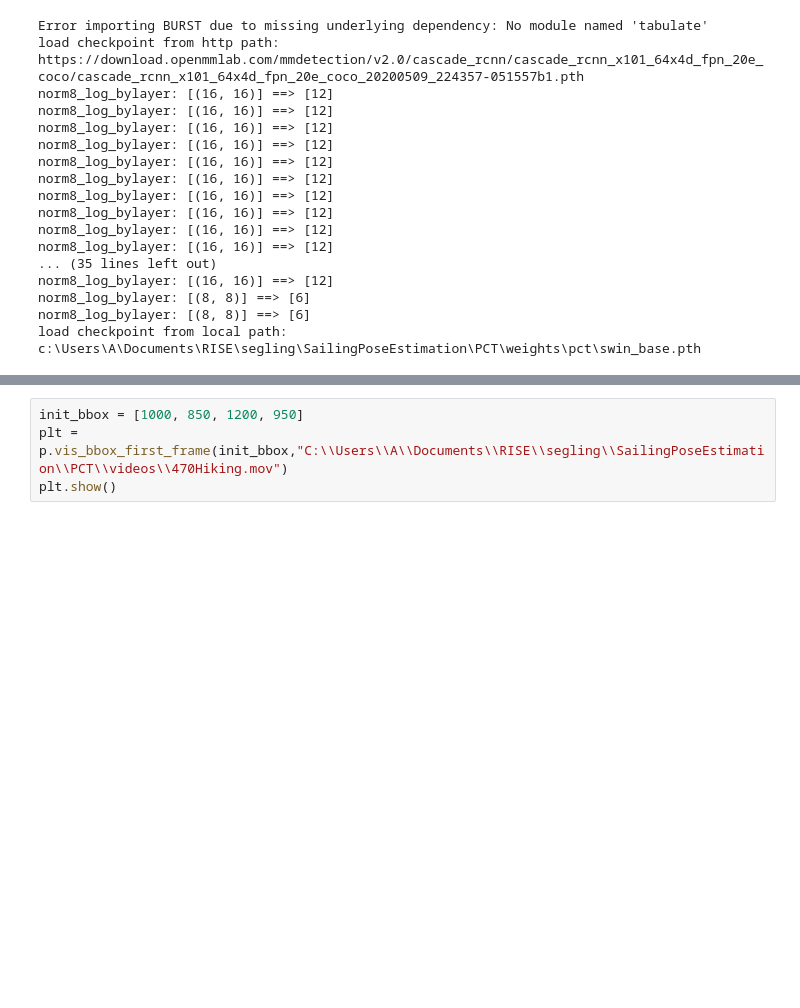
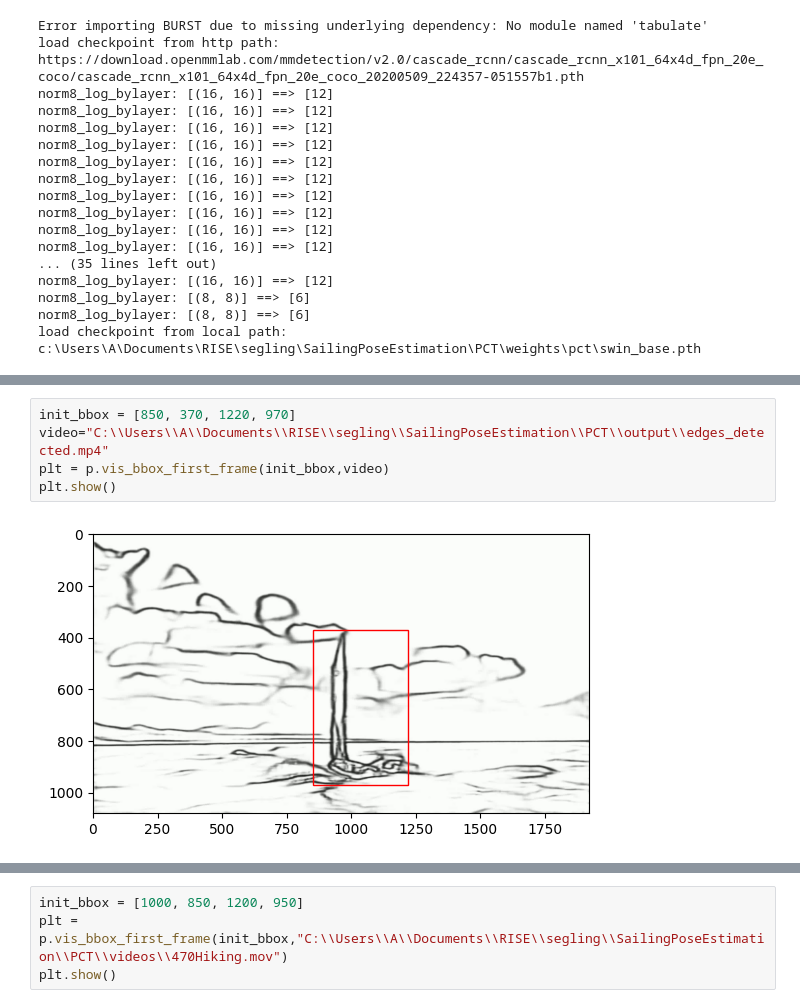
Before and after one commit to axelsparr/SailingPoseEstimation, a Jupyter notebook: PCT/clean.ipynb, the cells around one changed output, grey strips where cells are left out. Drawn from its saved outputs; the diff is of its cells as text; blank space fills up the shorter version.

```diff
--- a/PCT/clean.ipynb
+++ b/PCT/clean.ipynb
@@ -26,0 +145,7 @@ KeyboardInterrupt:
+# %%
+init_bbox = [850, 370, 1220, 970]
+video="C:\\Users\\A\\Documents\\RISE\\segling\\SailingPoseEstimation\\PCT\\output\\edges_detected.mp4"
+plt = p.vis_bbox_first_frame(init_bbox,video)
+plt.show()
+# %% [output]
+[figure, added]
```
Also changed, not shown: parts of 27 cells of this notebook, 2 other files.
